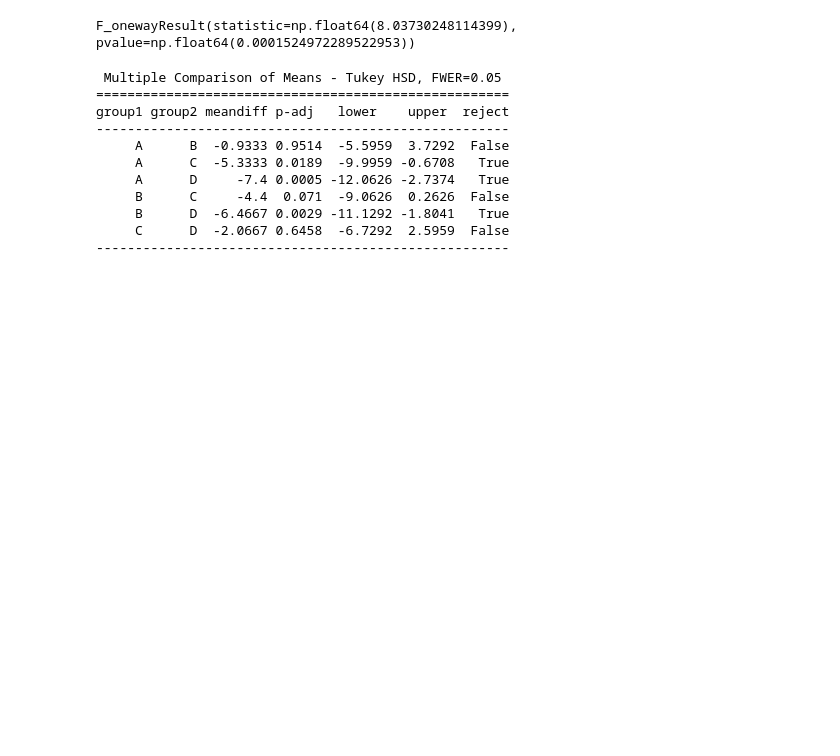
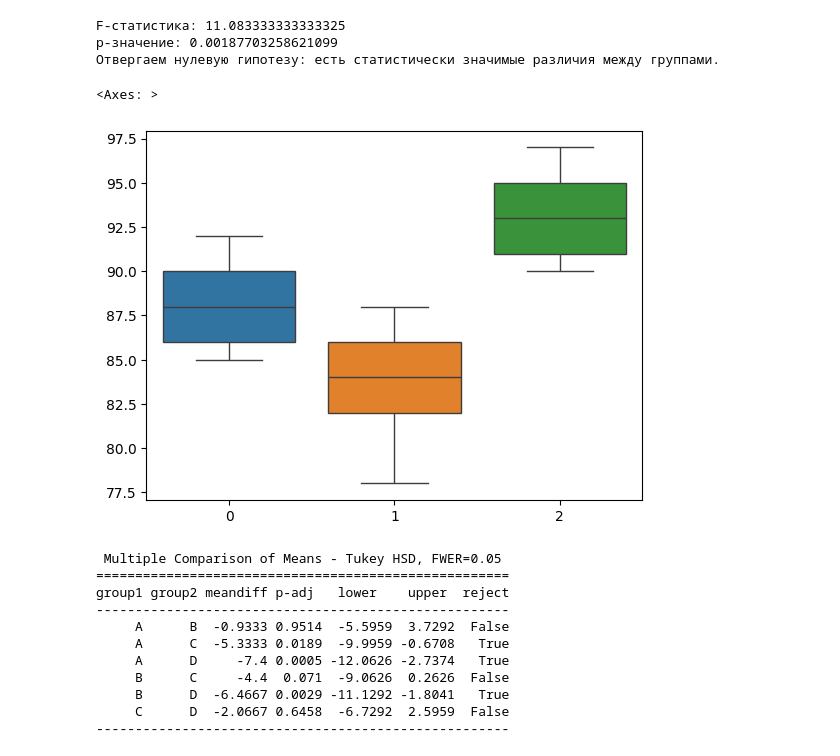
Before and after one commit to Firtux/Projects, a Jupyter notebook: Statistics/ANOVA.ipynb, the cells around one changed output. Cells and saved outputs as stored; diff of their text form; code cells hidden in the pictures; blank space fills up the shorter version.

Commit message:
Статистический анализ результатов эксперимента для НИР в For_article.ipynb

```diff
--- a/Statistics/ANOVA.ipynb
+++ b/Statistics/ANOVA.ipynb
@@ -1,18 +1,37 @@
-# %%
-import pandas as pd
-import scipy.stats as stats
-import seaborn as sns
-import matplotlib.pyplot as plt
-
-URL = 'https://stepik.org/media/attachments/lesson/8083/genetherapy.csv'
-data = pd.read_csv(URL)
-A = data[data["Therapy"] == "A"]["expr"]
-B = data[data["Therapy"] == "B"]["expr"]
-C = data[data["Therapy"] == "C"]["expr"]
-D = data[data["Therapy"] == "D"]["expr"]
-print(stats.f_oneway(A, B, C, D))
-# %% [output]
-F_onewayResult(statistic=np.float64(8.03730248114399), pvalue=np.float64(0.0001524972289522953))
+# %%
+import scipy.stats as stats
+import matplotlib.pyplot as plt
+import seaborn as sns
+
+# Создаем данные: результаты тестов для трех групп
+group1 = [85, 86, 88, 90, 92]
+group2 = [78, 82, 84, 86, 88]
+group3 = [90, 91, 93, 95, 97]
+
+# Проводим однофакторный дисперсионный анализ
+f_statistic, p_value = stats.f_oneway(group1, group2, group3)
+
+# Выводим результаты
+print("F-статистика:", f_statistic)
+print("p-значение:", p_value)
+
+# Интерпретация
+alpha = 0.05
+if p_value < alpha:
+    print("Отвергаем нулевую гипотезу: есть статистически значимые различия между группами.")
+else:
+    print("Не отвергаем нулевую гипотезу: нет статистически значимых различий между группами.")
+
+sns.boxplot([group1, group2, group3],
+                     vert=True,  # создаем вертикальные боксы
+                     patch_artist=True, # для красоты заполним цветом боксы квантилей
+)
+# %% [output]
+F-статистика: 11.083333333333325
+p-значение: 0.00187703258621099
+Отвергаем нулевую гипотезу: есть статистически значимые различия между группами.
+<Axes: >
+[figure, added]
 # %%
 # Тест Тьюки для попарного сравнения всех групп между собой
 
```
Also changed, not shown: parts of 1 cell of this notebook, 7 other files.
